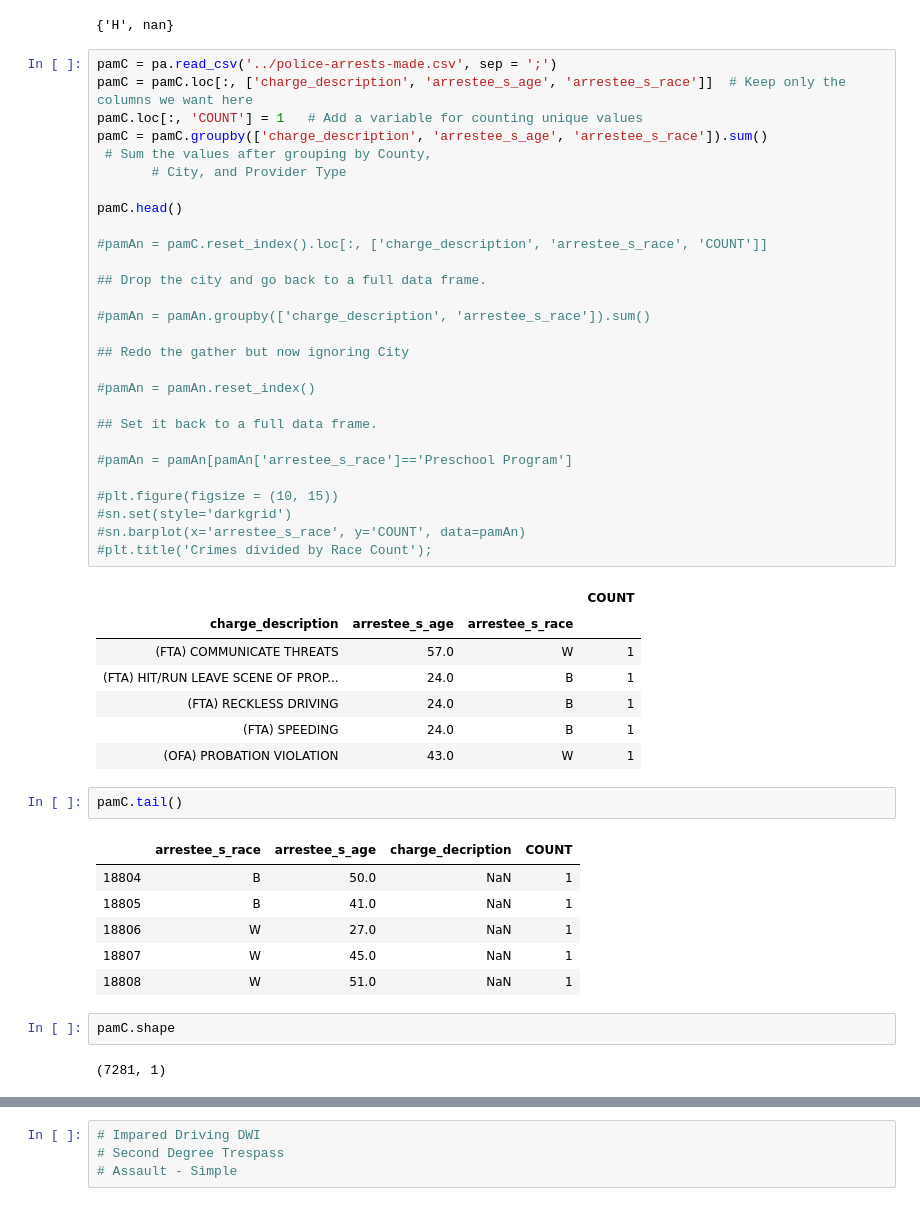
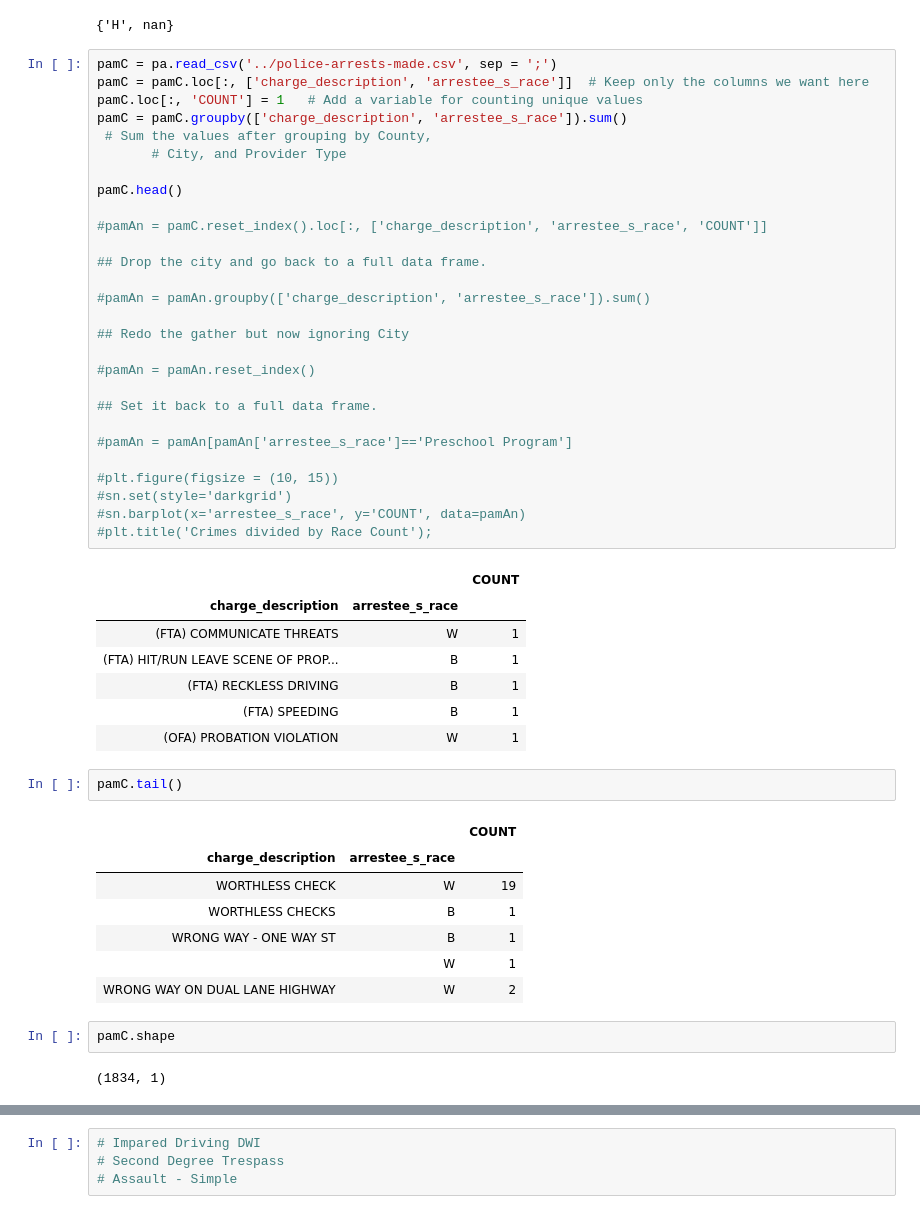
Before and after one commit to ConnorNelson1/Data_Analysis-Group-Project, a Jupyter notebook: Group_Presentation.01.ipynb, the cells around one changed output, grey strips where cells are left out. Drawn from its saved outputs; the diff is of its cells as text.

```diff
--- a/Group_Presentation.01.ipynb
+++ b/Group_Presentation.01.ipynb
@@ -58,51 +58,52 @@ set(pam.arrestee_ethnicity)
 {'H', nan}
 # %%
 pamC = pa.read_csv('../police-arrests-made.csv', sep = ';')
-pamC = pamC.loc[:, ['charge_description', 'arrestee_s_age', 'arrestee_s_race']]  # Keep only the columns we want here
+pamC = pamC.loc[:, ['charge_description', 'arrestee_s_race']]  # Keep only the columns we want here
 pamC.loc[:, 'COUNT'] = 1   # Add a variable for counting unique values
-pamC = pamC.groupby(['charge_description', 'arrestee_s_age', 'arrestee_s_race']).sum()
+pamC = pamC.groupby(['charge_description', 'arrestee_s_race']).sum()
  # Sum the values after grouping by County,
        # City, and Provider Type
 
 pamC.head()
 
 #pamAn = pamC.reset_index().loc[:, ['charge_description', 'arrestee_s_race', 'COUNT']]
 
 ## Drop the city and go back to a full data frame.
 
 #pamAn = pamAn.groupby(['charge_description', 'arrestee_s_race']).sum()
 
 ## Redo the gather but now ignoring City
 
 #pamAn = pamAn.reset_index()
 
 ## Set it back to a full data frame.
 
 #pamAn = pamAn[pamAn['arrestee_s_race']=='Preschool Program']
 
 #plt.figure(figsize = (10, 15))
 #sn.set(style='darkgrid')
 #sn.barplot(x='arrestee_s_race', y='COUNT', data=pamAn)
 #plt.title('Crimes divided by Race Count');
 # %% [output]
-|  |  |  | COUNT |
-| charge_description | arrestee_s_age | arrestee_s_race |  |
-| (FTA) COMMUNICATE THREATS | 57.0 | W | 1 |
-| (FTA) HIT/RUN LEAVE SCENE OF PROP... | 24.0 | B | 1 |
-| (FTA) RECKLESS DRIVING | 24.0 | B | 1 |
-| (FTA) SPEEDING | 24.0 | B | 1 |
-| (OFA) PROBATION VIOLATION | 43.0 | W | 1 |
+|  |  | COUNT |
+| charge_description | arrestee_s_race |  |
+| (FTA) COMMUNICATE THREATS | W | 1 |
+| (FTA) HIT/RUN LEAVE SCENE OF PROP... | B | 1 |
+| (FTA) RECKLESS DRIVING | B | 1 |
+| (FTA) SPEEDING | B | 1 |
+| (OFA) PROBATION VIOLATION | W | 1 |
 # %%
 pamC.tail()
 # %% [output]
-|  | arrestee_s_race | arrestee_s_age | charge_decription | COUNT |
-| 18804 | B | 50.0 | NaN | 1 |
-| 18805 | B | 41.0 | NaN | 1 |
-| 18806 | W | 27.0 | NaN | 1 |
-| 18807 | W | 45.0 | NaN | 1 |
-| 18808 | W | 51.0 | NaN | 1 |
+|  |  | COUNT |
+| charge_description | arrestee_s_race |  |
+| WORTHLESS CHECK | W | 19 |
+| WORTHLESS CHECKS | B | 1 |
+| WRONG WAY - ONE WAY ST | B | 1 |
+|  | W | 1 |
+| WRONG WAY ON DUAL LANE HIGHWAY | W | 2 |
 # %%
 pamC.shape
 # %% [output]
-(7281, 1)
+(1834, 1)
 # %%
```
Also changed, not shown: parts of 1 cell of this notebook.
